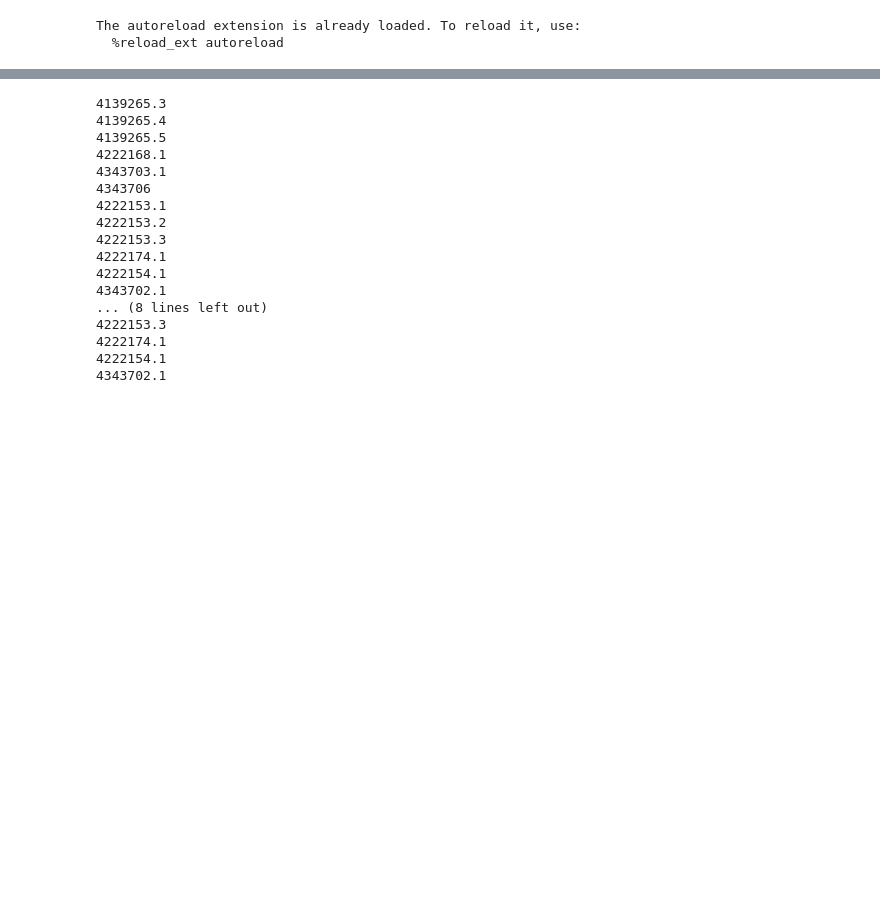
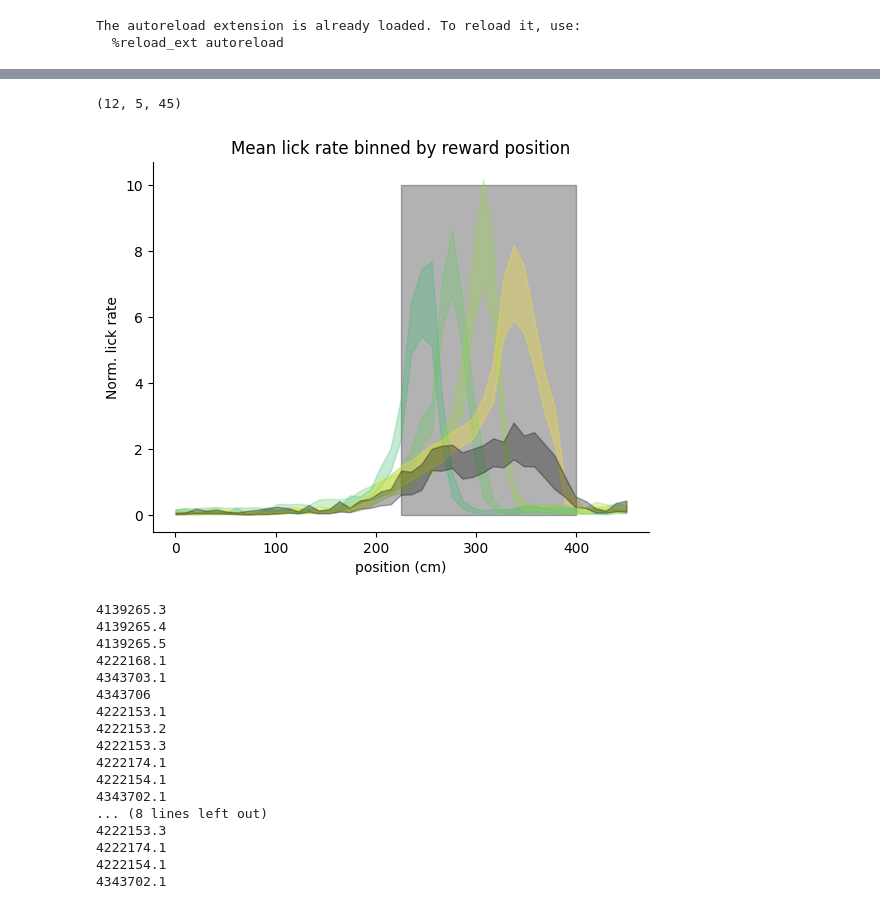
Before and after one commit to GiocomoLab/PlittGiocomo_2021, a Jupyter notebook: notebooks/main_figs/figure1/licking_behavior.ipynb, the cells around one changed output, grey strips where cells are left out. Drawn from its saved outputs; the diff is of its cells as text; code cells hidden in the pictures; blank space fills up the shorter version.

```diff
--- a/notebooks/main_figs/figure1/licking_behavior.ipynb
+++ b/notebooks/main_figs/figure1/licking_behavior.ipynb
@@ -19,3 +151,49 @@ The autoreload extension is already loaded. To reload it, use:
+# %%
+
+def pos_binned_licks(lick_mat,rpos,rz_edges=[220,260,290,320,380,481]):
+    rpos[np.isnan(rpos)]=480
+    rz_bins = np.digitize(rpos,rz_edges)-1
+    mu_mat = np.zeros([len(rz_edges)-1,lick_mat.shape[1]])
+    for b in range(len(rz_edges)-1):
+        mu_mat[b,:] = lick_mat[rz_bins==b,:].mean(axis=0)
+    return mu_mat
+
+rz_edges=[220,260,290,320,380,481]
+nmice = len(all_lick.keys())
+# f,ax = plt.subplots()
+
+MU_MAT=[]
+for z, mouse in enumerate(all_lick.keys()):
+    licks = all_lick[mouse]['licks']
+    licks_n = np.copy(licks)
+    licks_n/=licks.ravel().mean()
+
+    rpos = all_lick[mouse]['rzone_pos'].ravel()
+    _mu_mat = pos_binned_licks(licks_n,rpos,rz_edges=rz_edges)
+    MU_MAT.append(_mu_mat)
+MU_MAT = np.squeeze(np.array(MU_MAT))
+print(MU_MAT.shape)
+
+
+
+f,ax = plt.subplots()
+ax.fill_betweenx([0,10],225,400,color='black',alpha=.3,zorder=0)
+
+lr,sem = np.nanmean(MU_MAT,axis=0),sp.stats.sem(MU_MAT,axis=0,nan_policy='omit')
+for b in range(len(rz_edges)-1):
+    if b==4:
+        ax.fill_between(np.linspace(0,450,num=nbins),lr[b,:]-sem[b,:],lr[b,:]+sem[b,:],color='black',alpha=.3)
+    else:
+        ax.fill_between(np.linspace(0,450,num=nbins),lr[b,:]-sem[b,:],lr[b,:]+sem[b,:],color=plt.cm.viridis(rz_edges[b+1]/rz_edges[4]),alpha=.3)
+
+ax.set_ylabel('Norm. lick rate')
+ax.set_xlabel('position (cm)')
+ax.set_title('Mean lick rate binned by reward position')
+ax.spines['top'].set_visible(False)
+ax.spines['right'].set_visible(False)
+# %% [output]
+(12, 5, 45)
+[figure, added]
 # %%
 df = pp.load_session_db(dir='D:\\')
 # df = pp.load_session_db()
```
Also changed, not shown: parts of 8 cells of this notebook, 3 other files.
